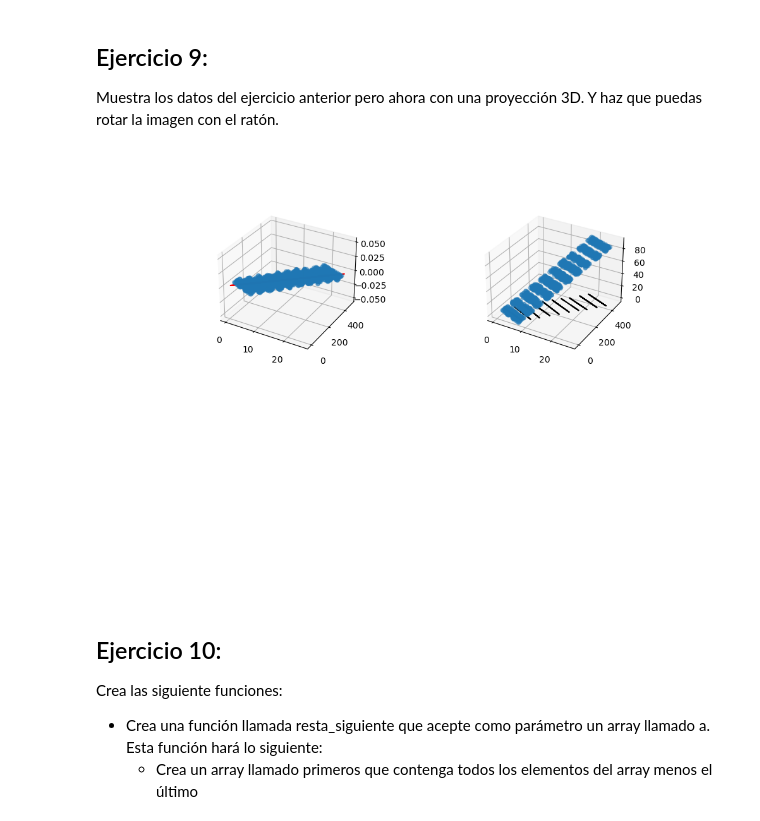
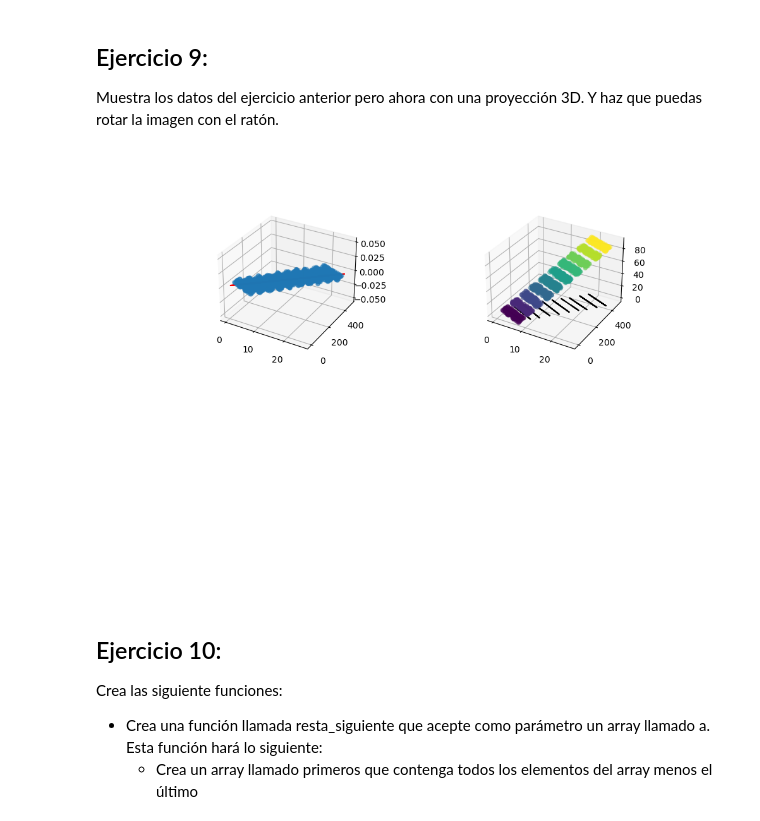
Before and after one commit to IanIAyBD/Curso, a Jupyter notebook: API/Tema 4 Graficos/grafics_ejer.ipynb, the cells around one changed output. Cells and saved outputs as stored; diff of their text form; code cells hidden in the pictures.

```diff
--- a/API/Tema 4 Graficos/grafics_ejer.ipynb
+++ b/API/Tema 4 Graficos/grafics_ejer.ipynb
@@ -132,6 +132,11 @@ plt.savefig('ej5.jpg', dpi = 300, bbox_inches = 'tight', pad_inches = .1)
 *   El nombre del eje "Y" será "|x|"
 # %%
 x = np.linspace(-2, 2, 300)
-y = np.abs(x)
+y2 = np.abs(x)
 fig = plt.figure(figsize = (10,7))
+axfig = fig.add_subplot(111)
+axfig.plot(x, alpha= 0.7)
+axfig.plot(y2, alpha= 0.7)
+axfig.set_xlabel("X")
+axfig.set_ylabel("|X|")
 # %% [output]
@@ -332,25 +348,25 @@ Muestra los datos del ejercicio anterior pero ahora con una proyección 3D. Y ha
 # %%
 %matplotlib ipympl
 
 cubo = plt.figure(figsize = (10,7))
 
 cuboax = cubo.add_subplot(221, projection = '3d')
 cuboax.plot(x,y_pred, color= "red")
 cuboax.scatter(x, y, alpha=0.4)
 
 
 cuboax2 = cubo.add_subplot(222, projection = '3d')
-cuboax2.scatter(x, y, z, alpha=0.4)
+cuboax2.scatter(x, y, z,c = z,cmap = "viridis", alpha=0.4)
 
 for i in np.unique(z):
     modelo = LinearRegression()
     x_ax2 = np.array(datos[datos['edad'] == i]['vacunas'])
     y_ax2 = np.array(datos[datos['edad'] == i]['pacientes'])
     modelo.fit(x_ax2.reshape(-1,1),y_ax2)
     y_ax2_pred = modelo.predict(x_ax2.reshape(-1,1))
     cuboax2.plot(x_ax2,y_ax2_pred, color= "black")
 # %% [output]
-[figure, old version]
+[figure, new version]
 # %% [markdown]
 ## Ejercicio 10:
 Crea las siguiente funciones:
```
Also changed, not shown: parts of 16 cells of this notebook, 7 other files.
